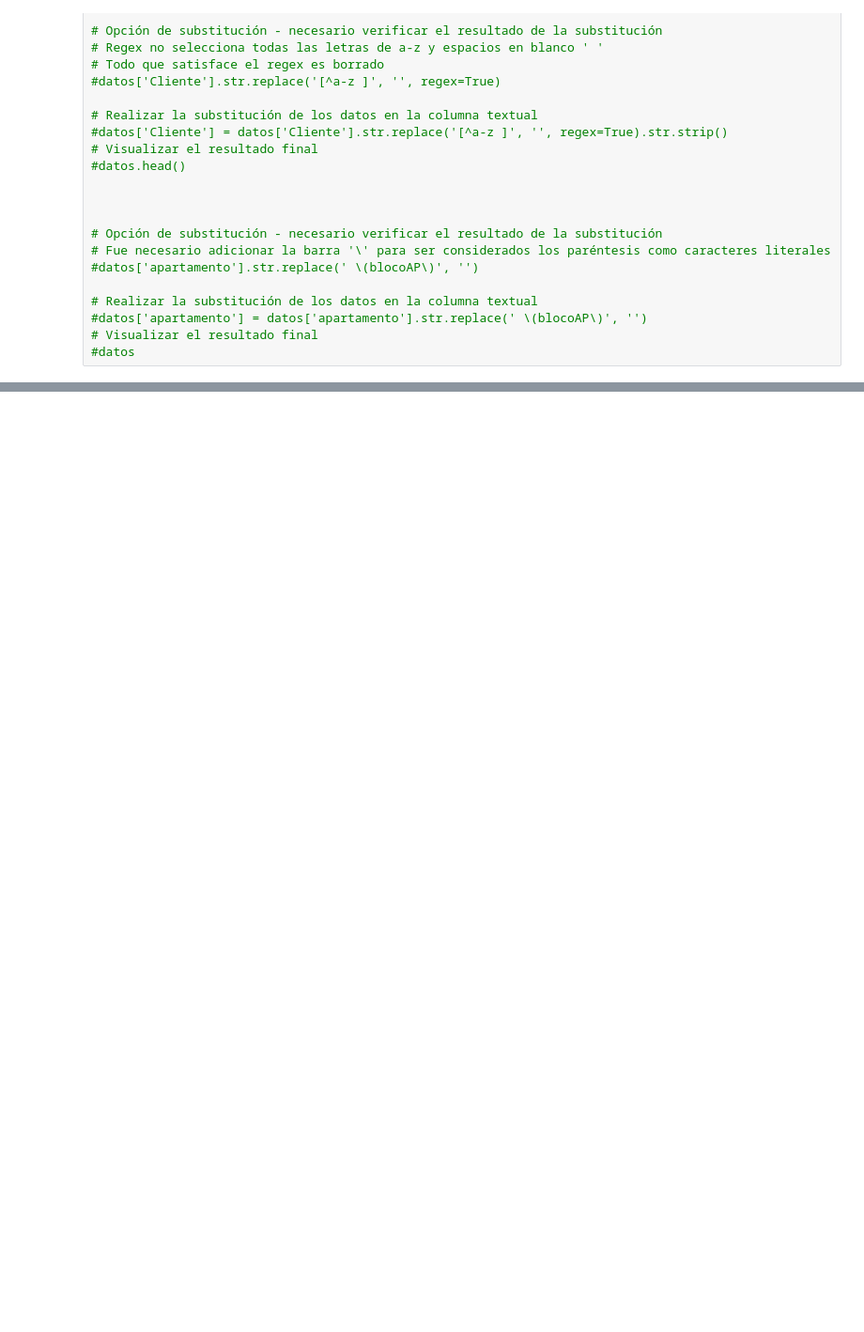
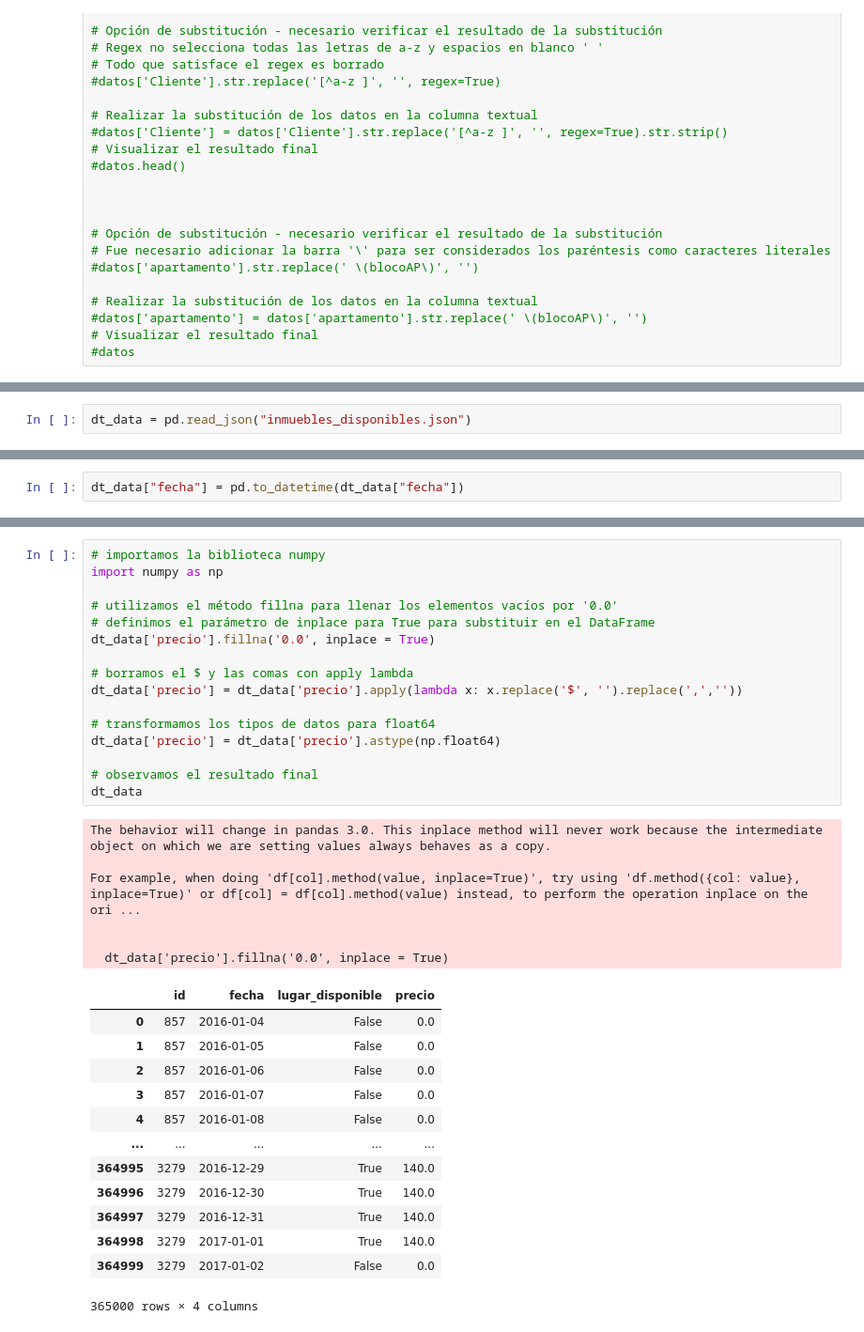
Before and after one commit to cmrondon2000/pandas-tratamiento-datos, a Jupyter notebook: Panda_tratamiento_datos.ipynb, the cells around one changed output, grey strips where cells are left out. Shown: that part at 94% size. Saved outputs shown, nothing was run; the diff lists cells and outputs as text; blank space fills up the shorter version.

```diff
--- a/Panda_tratamiento_datos.ipynb
+++ b/Panda_tratamiento_datos.ipynb
@@ -437,0 +440,2 @@ datos_ex.head()
+# %%
+dt_data = pd.read_json("inmuebles_disponibles.json")
@@ -437,0 +465,2 @@ datos_ex.head()
+# %%
+dt_data["fecha"] = pd.to_datetime(dt_data["fecha"])
@@ -437,0 +526,36 @@ datos_ex.head()
+# %%
+# importamos la biblioteca numpy
+import numpy as np
+
+# utilizamos el método fillna para llenar los elementos vacíos por '0.0'
+# definimos el parámetro de inplace para True para substituir en el DataFrame
+dt_data['precio'].fillna('0.0', inplace = True)
+
+# borramos el $ y las comas con apply lambda
+dt_data['precio'] = dt_data['precio'].apply(lambda x: x.replace('$', '').replace(',',''))
+
+# transformamos los tipos de datos para float64
+dt_data['precio'] = dt_data['precio'].astype(np.float64)
+
+# observamos el resultado final
+dt_data
+# %% [output]
+The behavior will change in pandas 3.0. This inplace method will never work because the intermediate object on which we are setting values always behaves as a copy.
+
+For example, when doing 'df[col].method(value, inplace=True)', try using 'df.method({col: value}, inplace=True)' or df[col] = df[col].method(value) instead, to perform the operation inplace on the ori ...
+
+
+  dt_data['precio'].fillna('0.0', inplace = True)
+|  | id | fecha | lugar_disponible | precio |
+| 0 | 857 | 2016-01-04 | False | 0.0 |
+| 1 | 857 | 2016-01-05 | False | 0.0 |
+| 2 | 857 | 2016-01-06 | False | 0.0 |
+| 3 | 857 | 2016-01-07 | False | 0.0 |
+| 4 | 857 | 2016-01-08 | False | 0.0 |
+| ... | ... | ... | ... | ... |
+| 364995 | 3279 | 2016-12-29 | True | 140.0 |
+| 364996 | 3279 | 2016-12-30 | True | 140.0 |
+| 364997 | 3279 | 2016-12-31 | True | 140.0 |
+| 364998 | 3279 | 2017-01-01 | True | 140.0 |
+| 364999 | 3279 | 2017-01-02 | False | 0.0 |
+365000 rows × 4 columns
```
Also changed, not shown: parts of 7 cells of this notebook.
